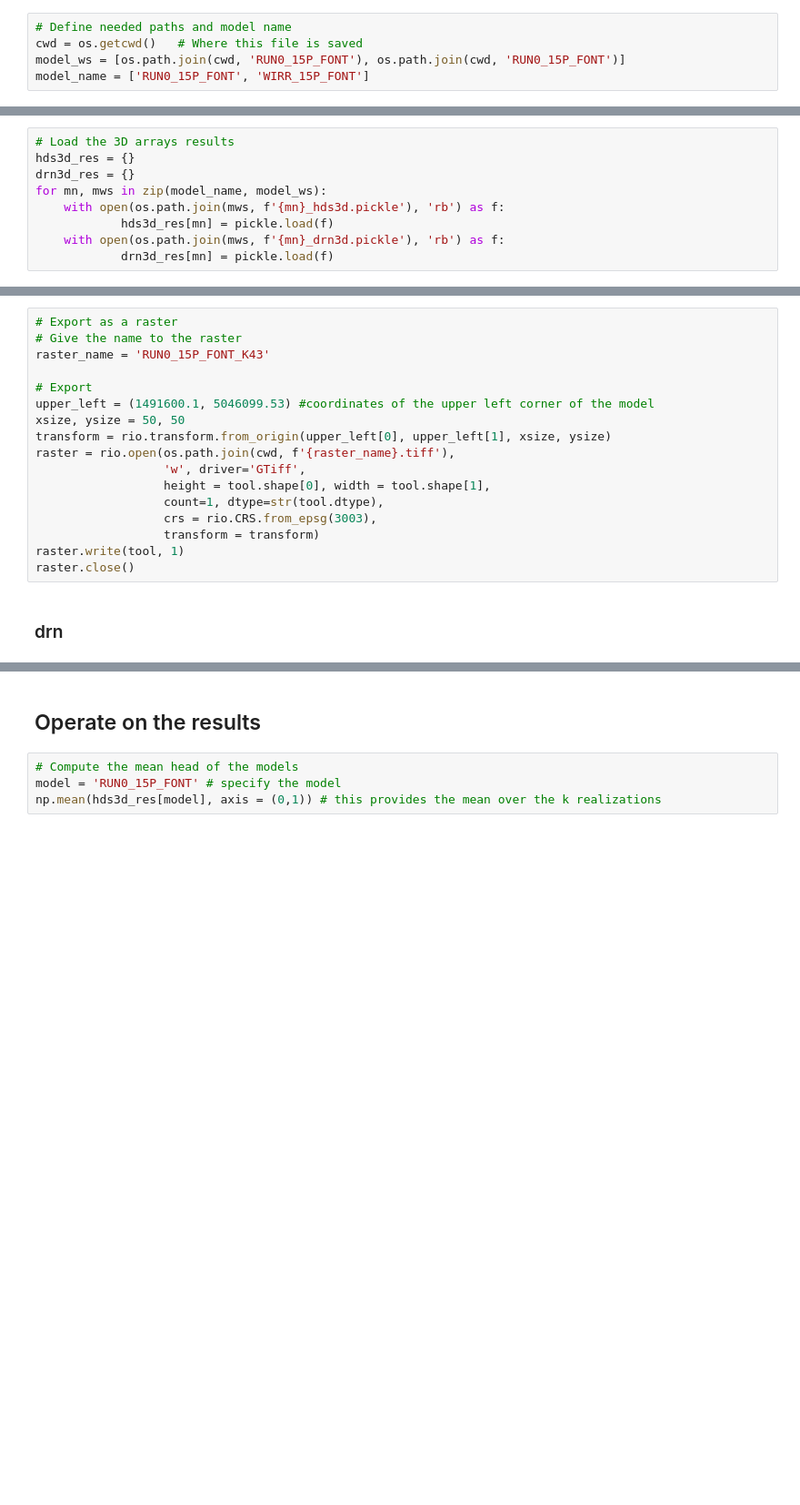
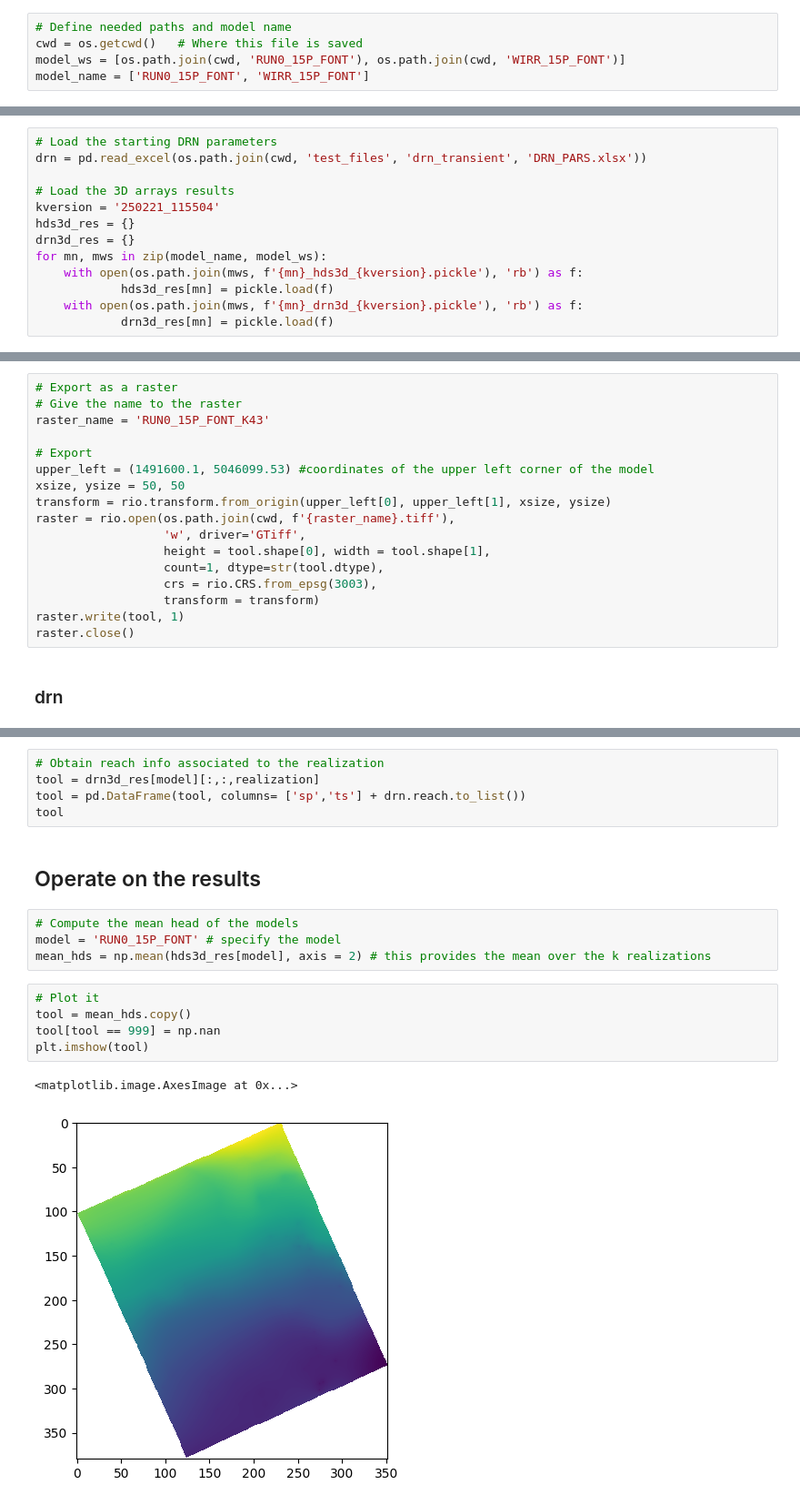
Before and after one commit to paolchol/hm, a Jupyter notebook: Fontanili/DRN_transient_postprocess.ipynb, the cells around one changed output, grey strips where cells are left out. Shown at 91% size. Drawn from its saved outputs; the diff is of its cells as text; blank space fills up the shorter version.

```diff
--- a/Fontanili/DRN_transient_postprocess.ipynb
+++ b/Fontanili/DRN_transient_postprocess.ipynb
@@ -13,18 +13,22 @@ import rasterio as rio
 # %%
 # Define needed paths and model name
 cwd = os.getcwd()   # Where this file is saved
-model_ws = [os.path.join(cwd, 'RUN0_15P_FONT'), os.path.join(cwd, 'RUN0_15P_FONT')]
+model_ws = [os.path.join(cwd, 'RUN0_15P_FONT'), os.path.join(cwd, 'WIRR_15P_FONT')]
 model_name = ['RUN0_15P_FONT', 'WIRR_15P_FONT']
 # %% [markdown]
 ## Load the results
 # %%
+# Load the starting DRN parameters
+drn = pd.read_excel(os.path.join(cwd, 'test_files', 'drn_transient', 'DRN_PARS.xlsx'))
+
 # Load the 3D arrays results
+kversion = '250221_115504'
 hds3d_res = {}
 drn3d_res = {}
 for mn, mws in zip(model_name, model_ws):
-    with open(os.path.join(mws, f'{mn}_hds3d.pickle'), 'rb') as f:
+    with open(os.path.join(mws, f'{mn}_hds3d_{kversion}.pickle'), 'rb') as f:
             hds3d_res[mn] = pickle.load(f)
-    with open(os.path.join(mws, f'{mn}_drn3d.pickle'), 'rb') as f:
+    with open(os.path.join(mws, f'{mn}_drn3d_{kversion}.pickle'), 'rb') as f:
             drn3d_res[mn] = pickle.load(f)
 # %% [markdown]
 # Access the results
@@ -70,6 +96,19 @@ drn3d_res[model][:,:,realization]
+# %%
+# Obtain reach info associated to the realization
+tool = drn3d_res[model][:,:,realization]
+tool = pd.DataFrame(tool, columns= ['sp','ts'] + drn.reach.to_list())
+tool
 # %% [markdown]
 ## Operate on the results
 # %%
 # Compute the mean head of the models
 model = 'RUN0_15P_FONT' # specify the model
-np.mean(hds3d_res[model], axis = (0,1)) # this provides the mean over the k realizations
+mean_hds = np.mean(hds3d_res[model], axis = 2) # this provides the mean over the k realizations
+# %%
+# Plot it
+tool = mean_hds.copy()
+tool[tool == 999] = np.nan
+plt.imshow(tool)
+# %% [output]
+<matplotlib.image.AxesImage at 0x...>
+[figure, added]
```
Also changed, not shown: parts of 4 cells of this notebook, 5 other files.
